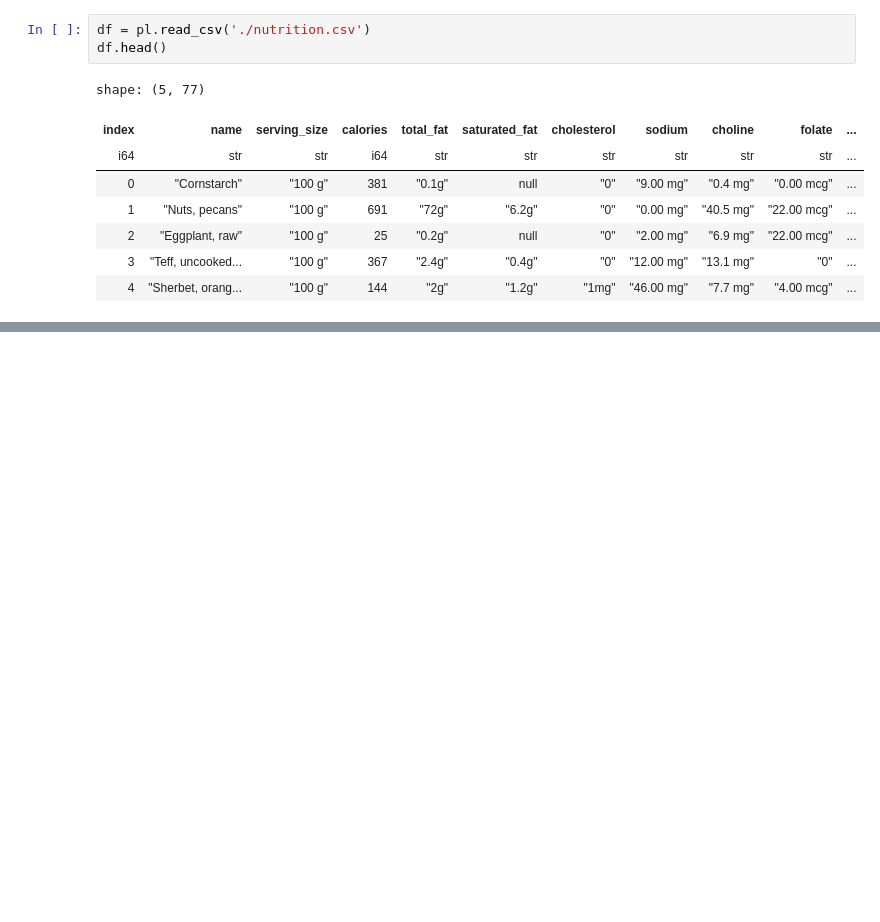
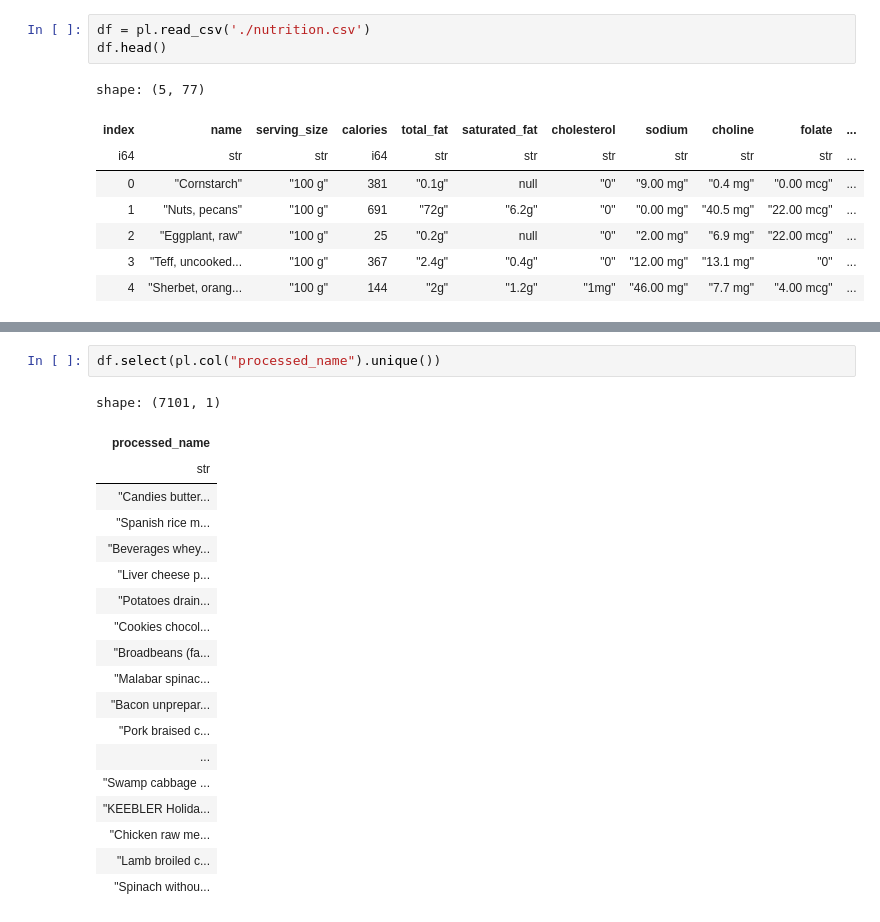
Before and after one commit to Ptrskay3/Recipe, a Jupyter notebook: datasets/process.ipynb, the cells around one changed output, grey strips where cells are left out. Drawn from its saved outputs; the diff is of its cells as text; blank space fills up the shorter version.

```diff
--- a/datasets/process.ipynb
+++ b/datasets/process.ipynb
@@ -44,3 +63,25 @@ with engine.connect() as conn, open('./ingredient_initials.sql', 'w+') as f:
     for line in conn.connection.iterdump():
         f.write(line)
         f.write("\n")
+# %%
+df.select(pl.col("processed_name").unique())
+# %% [output]
+shape: (7101, 1)
+| processed_name |
+| str |
+| "Candies butter... |
+| "Spanish rice m... |
+| "Beverages whey... |
+| "Liver cheese p... |
+| "Potatoes drain... |
+| "Cookies chocol... |
+| "Broadbeans (fa... |
+| "Malabar spinac... |
+| "Bacon unprepar... |
+| "Pork braised c... |
+| ... |
+| "Swamp cabbage ... |
+| "KEEBLER Holida... |
+| "Chicken raw me... |
+| "Lamb broiled c... |
+| "Spinach withou... |
```
Also changed, not shown: parts of 6 cells of this notebook, 3 other files.
